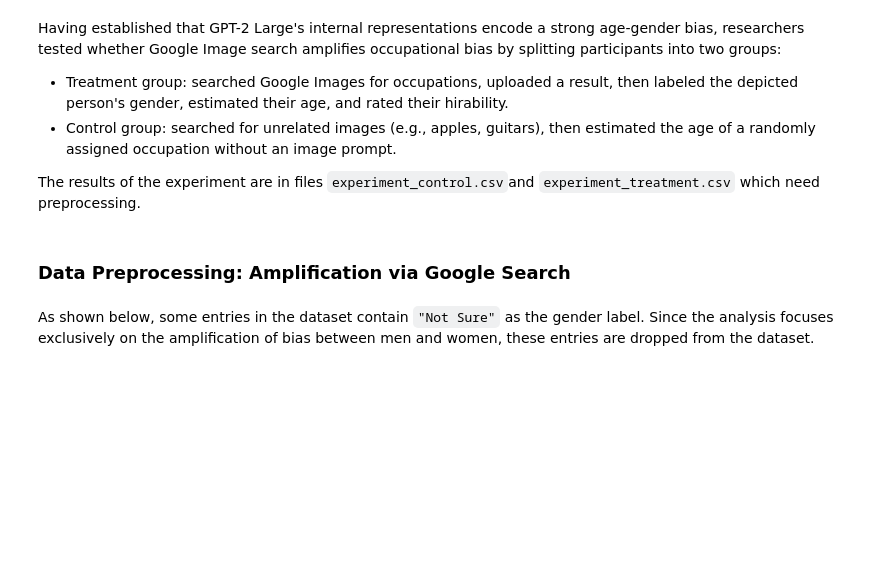
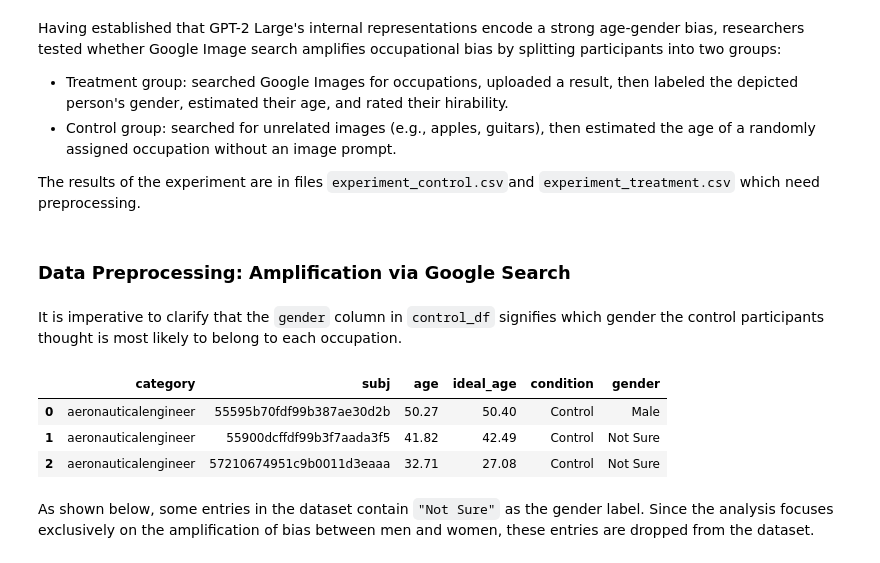
Before and after one commit to romgzn/Data_Analysis_Machine_Learning_Assignments, a Jupyter notebook: second_assignment/age_gender_cor.ipynb, the cells around one changed output. Drawn from its saved outputs; the diff is of its cells as text; code cells hidden in the pictures; blank space fills up the shorter version.

```diff
--- a/second_assignment/age_gender_cor.ipynb
+++ b/second_assignment/age_gender_cor.ipynb
@@ -301,6 +305,16 @@ The results of the experiment are in files `experiment_control.csv`and `experime
 # %%
 control_df = pd.read_csv(r'data\experiment_control.csv')
 treat_df = pd.read_csv(r'data\experiment_treatment.csv')
+# %% [markdown]
+It is imperative to clarify that the `gender` column in `control_df` signifies which gender the
+control participants thought is most likely to belong to each occupation.
+# %%
+control_df.head(3)
+# %% [output]
+|  | category | subj | age | ideal_age | condition | gender |
+| 0 | aeronauticalengineer | 55595b70fdf99b387ae30d2b | 50.27 | 50.40 | Control | Male |
+| 1 | aeronauticalengineer | 55900dcffdf99b3f7aada3f5 | 41.82 | 42.49 | Control | Not Sure |
+| 2 | aeronauticalengineer | 57210674951c9b0011d3eaaa | 32.71 | 27.08 | Control | Not Sure |
 # %% [markdown]
 As shown below, some entries in the dataset contain `"Not Sure"` as the gender label. Since the analysis focuses exclusively on the amplification of bias between men and women, these entries are dropped from the dataset.
 # %%
```
Also changed, not shown: parts of 14 cells of this notebook.
